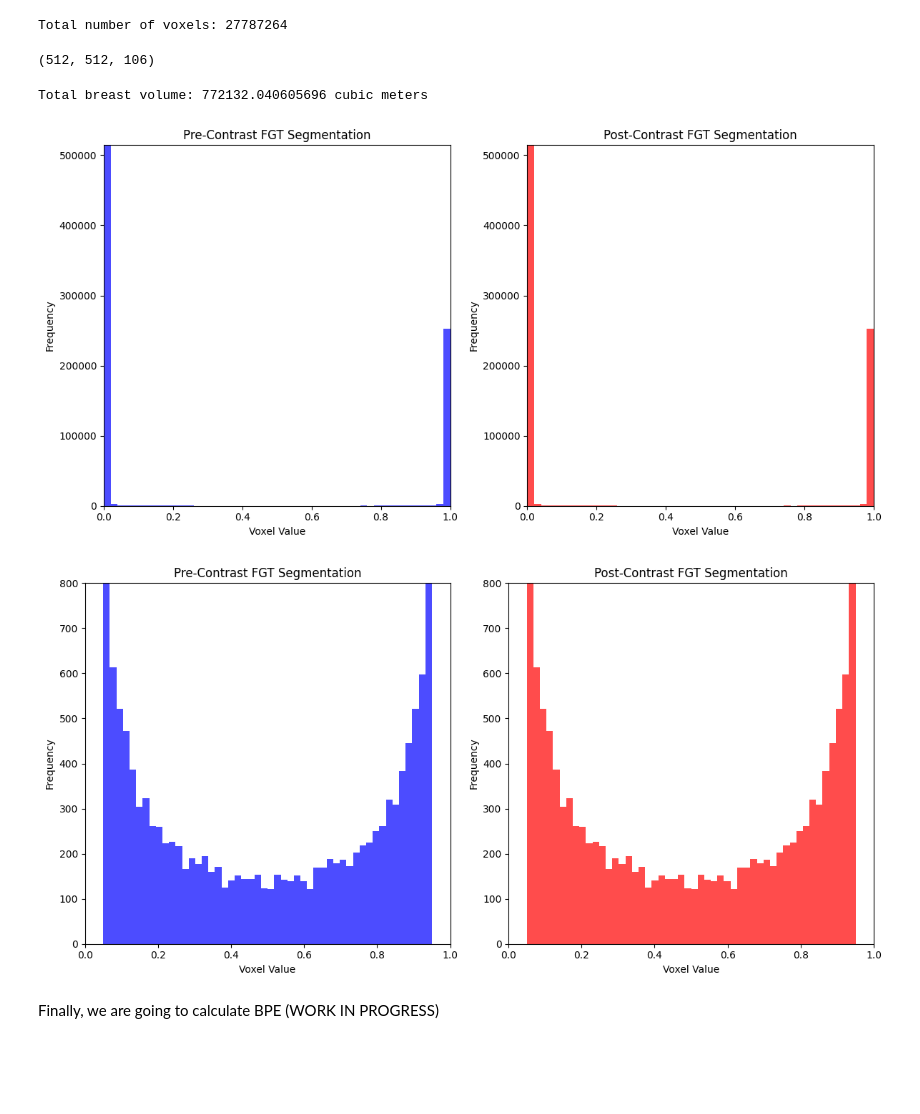
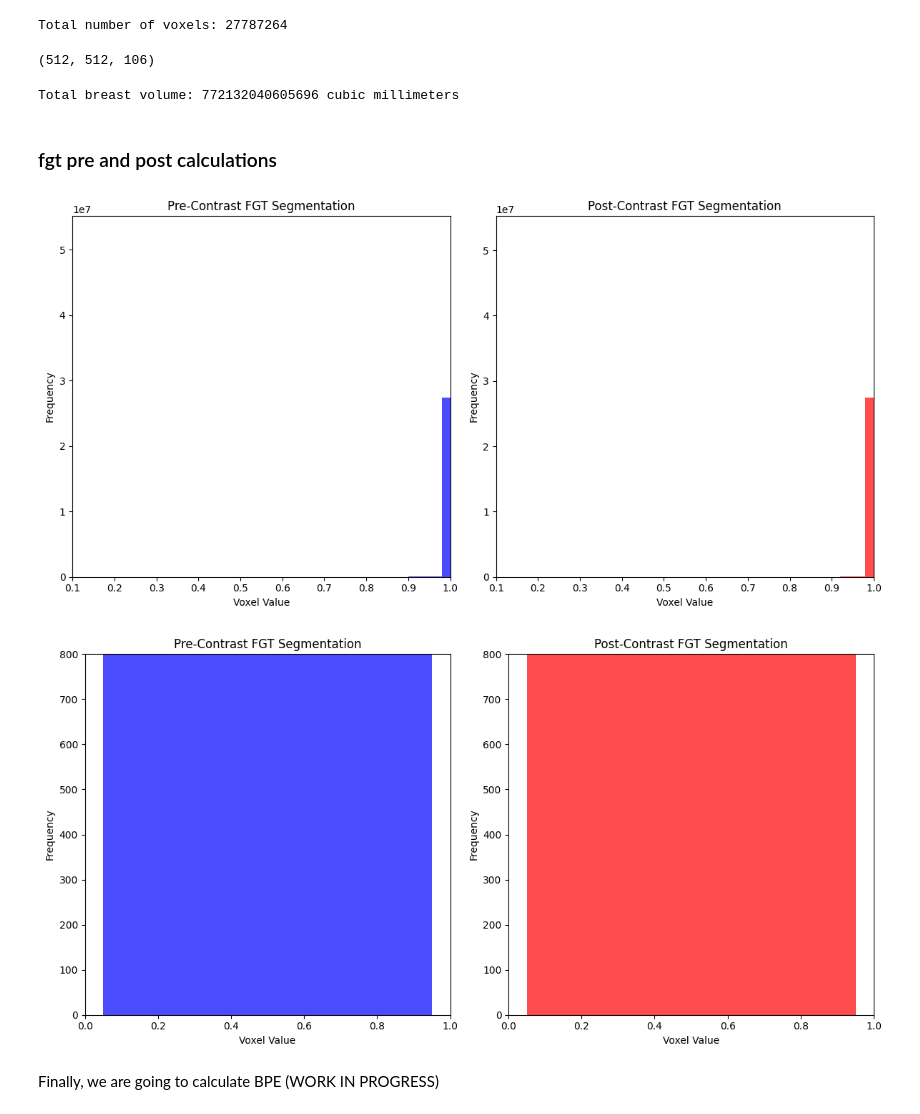
Before and after one commit to hsuryainfo/3D-Breast-FGT-and-Blood-Vessel-Segmentation, a Jupyter notebook: contrast_enchan.ipynb, the cells around one changed output. Saved outputs shown, nothing was run; the diff lists cells and outputs as text; code cells hidden in the pictures; blank space fills up the shorter version.

```diff
--- a/contrast_enchan.ipynb
+++ b/contrast_enchan.ipynb
@@ -271,10 +273,14 @@ total_voxels = mask.size
 print(f"Total number of voxels: {total_voxels}")
 # %% [output]
 Total number of voxels: 27787264
-# %%
-mask.shape
-# %% [output]
-(512, 512, 106)
+# %%
+mask.shape
+
+#dimensions of one singular voxel
+
+#avg volume of breast volume in mm^3: 300,000 mm^3
+# %% [output]
+(512, 512, 106)
 # %%
 
 # Calculate the volume of a single voxel (in cubic millimeters)
@@ -283,19 +289,19 @@ voxel_volume_mm3 = 512*512*106
 # Calculate the total breast volume in cubic millimeters
 breast_volume_mm3 = mask.size * voxel_volume_mm3
 
-# Convert the volume to cubic meters
-breast_volume_m3 = breast_volume_mm3 / 1_000_000_000  # 1 cubic meter = 1,000,000,000 cubic millimeters
 
-print(f"Total breast volume: {breast_volume_m3} cubic meters")
+print(f"Total breast volume: {breast_volume_mm3} cubic millimeters")
 # %% [output]
-Total breast volume: 772132.040605696 cubic meters
+Total breast volume: 772132040605696 cubic millimeters
+# %% [markdown]
+### fgt pre and post calculations
 # %%
 import numpy as np
 import matplotlib.pyplot as plt
 
 # Load the 4D FGT segmentations
-pre_contrast_fgt_4d = np.load('fgt_pre/slice_42_pre.npy')
-post_contrast_fgt_4d = np.load('fgt_post/slice_42_post.npy')
+pre_contrast_fgt_4d = np.load('fgt_pre/output.npy')
+post_contrast_fgt_4d = np.load('fgt_post/output.npy')
 
 # Choose the relevant 3D slice if the segmentations are 4D
 # For this example, assuming the loaded data is already 3D
@@ -304,36 +310,36 @@ post_contrast_fgt = post_contrast_fgt_4d  # Adjust if needed
 
 # Flatten the masks for histogram plotting
 pre_contrast_fgt_flat = pre_contrast_fgt.flatten()
 post_contrast_fgt_flat = post_contrast_fgt.flatten()
 
 # Plot histograms of the FGT segmentations
 plt.figure(figsize=(12, 6))
 
 # Histogram for pre-contrast FGT segmentation
 plt.subplot(1, 2, 1)
 plt.hist(pre_contrast_fgt_flat, bins=50, color='blue', alpha=0.7)
 plt.title('Pre-Contrast FGT Segmentation')
 plt.xlabel('Voxel Value')
 plt.ylabel('Frequency')
-plt.xlim(0,1)  # Adjust xlim based on data range
+plt.xlim(0.1,1)  # Adjust xlim based on data range
 plt.ylim(0, np.max(np.histogram(pre_contrast_fgt_flat, bins=50)[0]))
 
 # Histogram for post-contrast FGT segmentation
 plt.subplot(1, 2, 2)
 plt.hist(post_contrast_fgt_flat, bins=50, color='red', alpha=0.7)
 plt.title('Post-Contrast FGT Segmentation')
 plt.xlabel('Voxel Value')
 plt.ylabel('Frequency')
-plt.xlim(0,1)  # Adjust xlim based on data range
+plt.xlim(0.1,1)  # Adjust xlim based on data range
 plt.ylim(0, np.max(np.histogram(post_contrast_fgt_flat, bins=50)[0]))
 
 
 
 # Show the plots
 plt.tight_layout()
 plt.show()
 # %% [output]
-[figure, old version]
+[figure, new version]
 # %%
 
 # Plot histograms of the FGT segmentations
@@ -365,7 +371,7 @@ plt.ylim(0, 800)
 plt.tight_layout()
 plt.show()
 # %% [output]
-[figure, old version]
+[figure, new version]
 # %% [markdown]
 Finally, we are going to calculate BPE (WORK IN PROGRESS)
 # %% [markdown]
```
Also changed, not shown: parts of 14 cells of this notebook.
